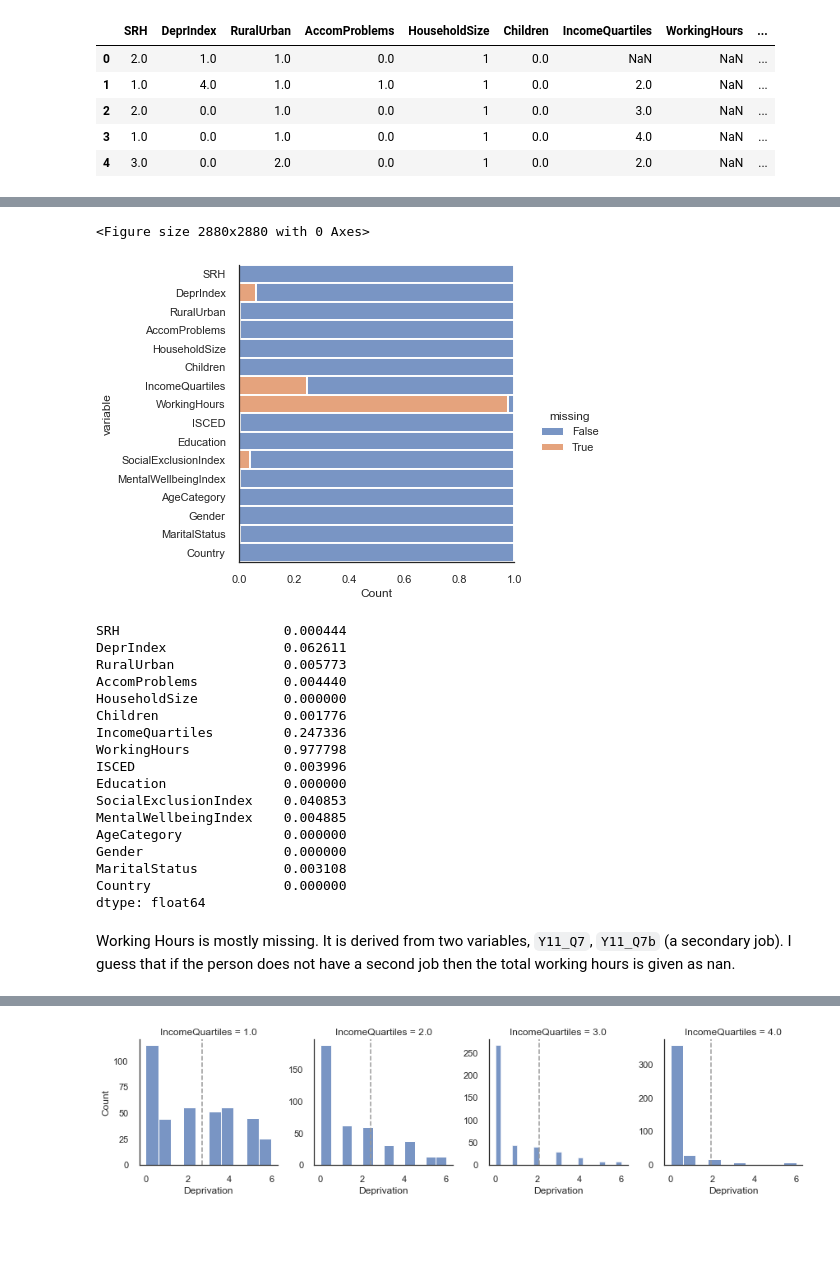
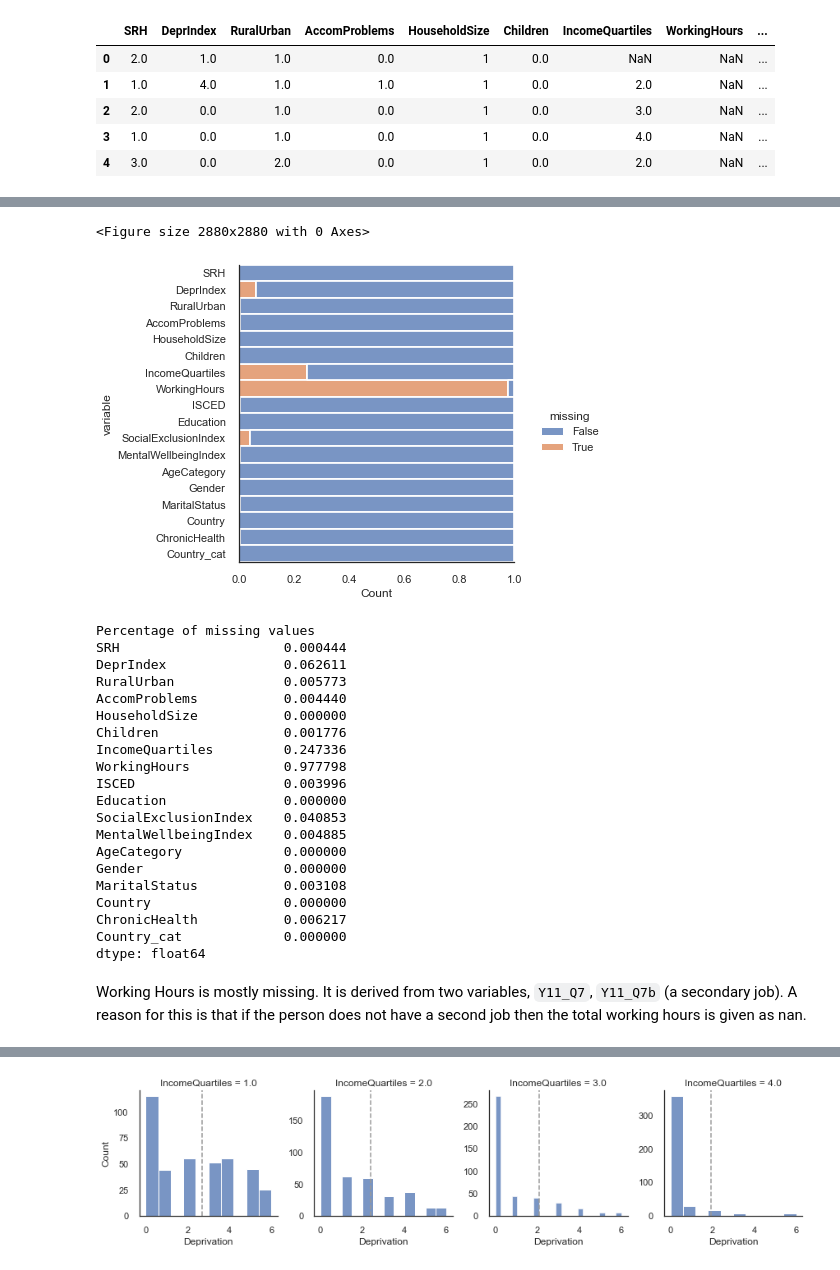
Before and after one commit to alan-turing-institute/rds-course, a Jupyter notebook: coursebook/modules/m3/3.5-DataVisForExploration.ipynb, the cells around one changed output, grey strips where cells are left out. Drawn from its saved outputs; the diff is of its cells as text; code cells hidden in the pictures; blank space fills up the shorter version.

```diff
--- a/coursebook/modules/m3/3.5-DataVisForExploration.ipynb
+++ b/coursebook/modules/m3/3.5-DataVisForExploration.ipynb
@@ -271,4 +268,4 @@ FOCUS ON THE UK
 # %%
-df_uk = df11_model.query('Country == 27')
+df_uk = df11_set.query('Country == 27')
 df_uk.describe()
 # %% [output]
@@ -284,20 +285,22 @@ df_uk.describe()
 # %%
 # Following command shows missing/non-missing values in two colors.
 plt.figure(figsize=(40,40))
 sns.displot(
-    data=df11_set.isna().melt(value_name="missing"),
+    data=df_uk.isna().melt(value_name="missing"),
     y="variable",
     hue="missing",
     multiple="fill",
     aspect=1.25,
 )
 plt.show()
-# percentage of missing values and columns which have over 50% missingness
-eqls_null_counts = df11_set.isnull().sum() / len(df11_set)
+
+print ('Percentage of missing values')
+eqls_null_counts = df_uk.isnull().sum() / len(df_uk)
 print(eqls_null_counts)
 # %% [output]
 <Figure size 2880x2880 with 0 Axes>
-[figure, old version]
+[figure, new version]
+Percentage of missing values
 SRH                     0.000444
 DeprIndex               0.062611
 RuralUrban              0.005773
@@ -314,9 +317,11 @@ AgeCategory             0.000000
 Gender                  0.000000
 MaritalStatus           0.003108
 Country                 0.000000
+ChronicHealth           0.006217
+Country_cat             0.000000
 dtype: float64
 # %% [markdown]
-Working Hours is mostly missing. It is derived from two variables, `Y11_Q7`, `Y11_Q7b` (a secondary job). I guess that if the person does not have a second job then the total working hours is given as nan.
+Working Hours is mostly missing. It is derived from two variables, `Y11_Q7`, `Y11_Q7b` (a secondary job). A reason for this is that if the person does not have a second job then the total working hours is given as nan.
 # %%
 df_hours = df11[['WorkingHours','Y11_Q7','Y11_Q7b']]
 # %%
```
Also changed, not shown: parts of 43 cells of this notebook.
